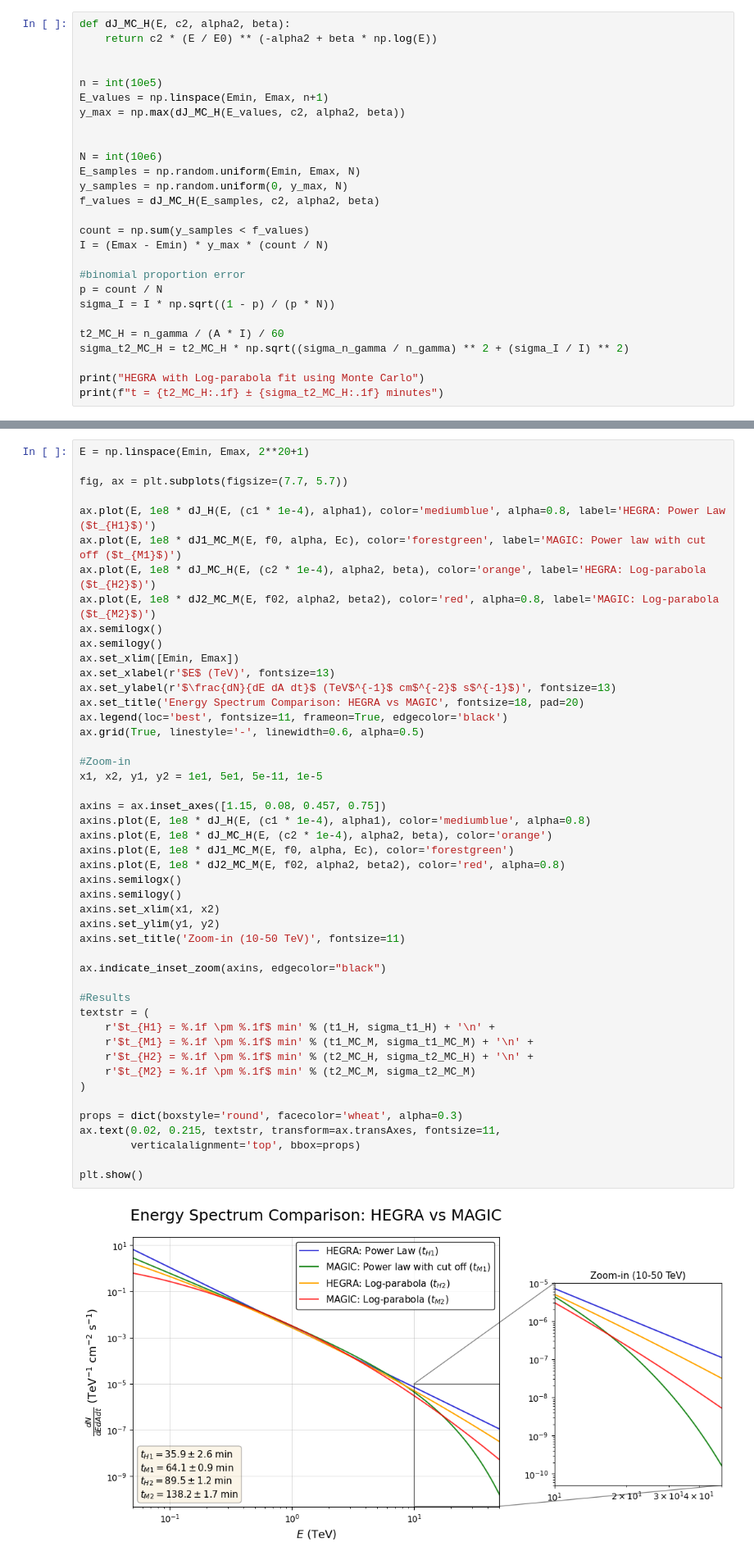
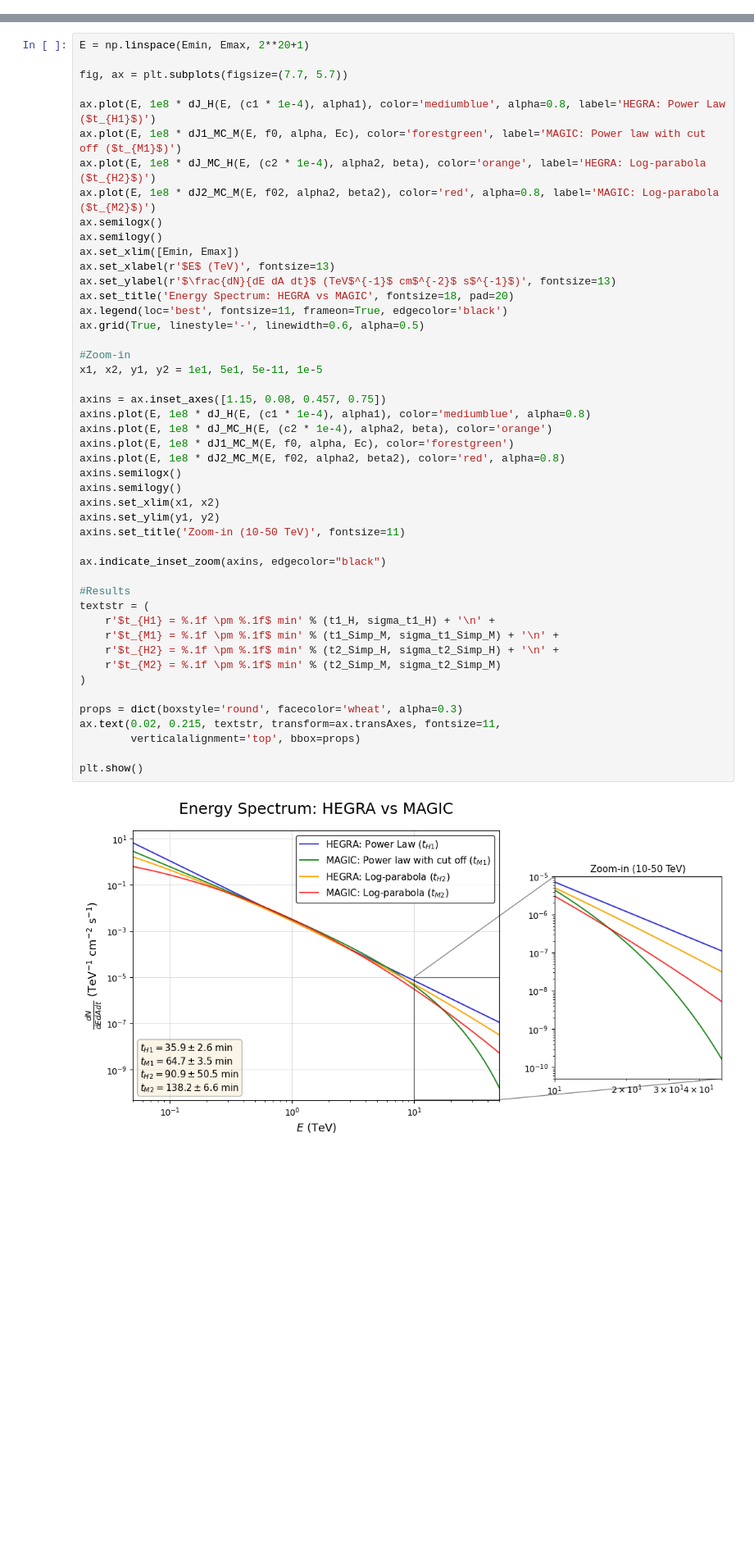
Before and after one commit to jonathancavallin/LCP-Mod_A-Project_MAGIC-Data-Analysis, a Jupyter notebook: SDL_part7_finale.ipynb, the cells around one changed output, grey strips where cells are left out. Shown at 82% size. Cells and saved outputs as stored; diff of their text form; blank space fills up the shorter version.

```diff
--- a/SDL_part7_finale.ipynb
+++ b/SDL_part7_finale.ipynb
@@ -138,30 +138,3 @@ HEGRA with Log-parabola fit using Simpson's Rule
 t = 90.9 +- 50.5 minutes
 # %% [markdown]
 ### Monte Carlo
-# %%
-def dJ_MC_H(E, c2, alpha2, beta):
-    return c2 * (E / E0) ** (-alpha2 + beta * np.log(E))
-
-
-n = int(10e5)
-E_values = np.linspace(Emin, Emax, n+1)
-y_max = np.max(dJ_MC_H(E_values, c2, alpha2, beta))
-
-
-N = int(10e6)
-E_samples = np.random.uniform(Emin, Emax, N)
-y_samples = np.random.uniform(0, y_max, N)
-f_values = dJ_MC_H(E_samples, c2, alpha2, beta)
-
-count = np.sum(y_samples < f_values)
-I = (Emax - Emin) * y_max * (count / N)
-
-#binomial proportion error
-p = count / N
-sigma_I = I * np.sqrt((1 - p) / (p * N))
-
-t2_MC_H = n_gamma / (A * I) / 60
-sigma_t2_MC_H = t2_MC_H * np.sqrt((sigma_n_gamma / n_gamma) ** 2 + (sigma_I / I) ** 2)
-
-print("HEGRA with Log-parabola fit using Monte Carlo")
-print(f"t = {t2_MC_H:.1f} ± {sigma_t2_MC_H:.1f} minutes")
@@ -396,39 +478,39 @@ ax.semilogy()
 ax.set_xlim([Emin, Emax])
 ax.set_xlabel(r'$E$ (TeV)', fontsize=13)
 ax.set_ylabel(r'$\frac{dN}{dE dA dt}$ (TeV$^{-1}$ cm$^{-2}$ s$^{-1}$)', fontsize=13)
-ax.set_title('Energy Spectrum Comparison: HEGRA vs MAGIC', fontsize=18, pad=20)
+ax.set_title('Energy Spectrum: HEGRA vs MAGIC', fontsize=18, pad=20)
 ax.legend(loc='best', fontsize=11, frameon=True, edgecolor='black')
 ax.grid(True, linestyle='-', linewidth=0.6, alpha=0.5)
 
 #Zoom-in
 x1, x2, y1, y2 = 1e1, 5e1, 5e-11, 1e-5
 
 axins = ax.inset_axes([1.15, 0.08, 0.457, 0.75])
 axins.plot(E, 1e8 * dJ_H(E, (c1 * 1e-4), alpha1), color='mediumblue', alpha=0.8)
 axins.plot(E, 1e8 * dJ_MC_H(E, (c2 * 1e-4), alpha2, beta), color='orange')
 axins.plot(E, 1e8 * dJ1_MC_M(E, f0, alpha, Ec), color='forestgreen')
 axins.plot(E, 1e8 * dJ2_MC_M(E, f02, alpha2, beta2), color='red', alpha=0.8)
 axins.semilogx()
 axins.semilogy()
 axins.set_xlim(x1, x2)
 axins.set_ylim(y1, y2)
 axins.set_title('Zoom-in (10-50 TeV)', fontsize=11)
 
 ax.indicate_inset_zoom(axins, edgecolor="black")
 
 #Results
 textstr = (
     r'$t_{H1} = %.1f \pm %.1f$ min' % (t1_H, sigma_t1_H) + '\n' +
-    r'$t_{M1} = %.1f \pm %.1f$ min' % (t1_MC_M, sigma_t1_MC_M) + '\n' +
-    r'$t_{H2} = %.1f \pm %.1f$ min' % (t2_MC_H, sigma_t2_MC_H) + '\n' +
-    r'$t_{M2} = %.1f \pm %.1f$ min' % (t2_MC_M, sigma_t2_MC_M)
+    r'$t_{M1} = %.1f \pm %.1f$ min' % (t1_Simp_M, sigma_t1_Simp_M) + '\n' +
+    r'$t_{H2} = %.1f \pm %.1f$ min' % (t2_Simp_H, sigma_t2_Simp_H) + '\n' +
+    r'$t_{M2} = %.1f \pm %.1f$ min' % (t2_Simp_M, sigma_t2_Simp_M)
 )
 
 props = dict(boxstyle='round', facecolor='wheat', alpha=0.3)
 ax.text(0.02, 0.215, textstr, transform=ax.transAxes, fontsize=11,
         verticalalignment='top', bbox=props)
 
 plt.show()
 # %% [output]
-[figure, old version]
+[figure, new version]
 # %% [markdown]
```
Also changed, not shown: parts of 16 cells of this notebook.
